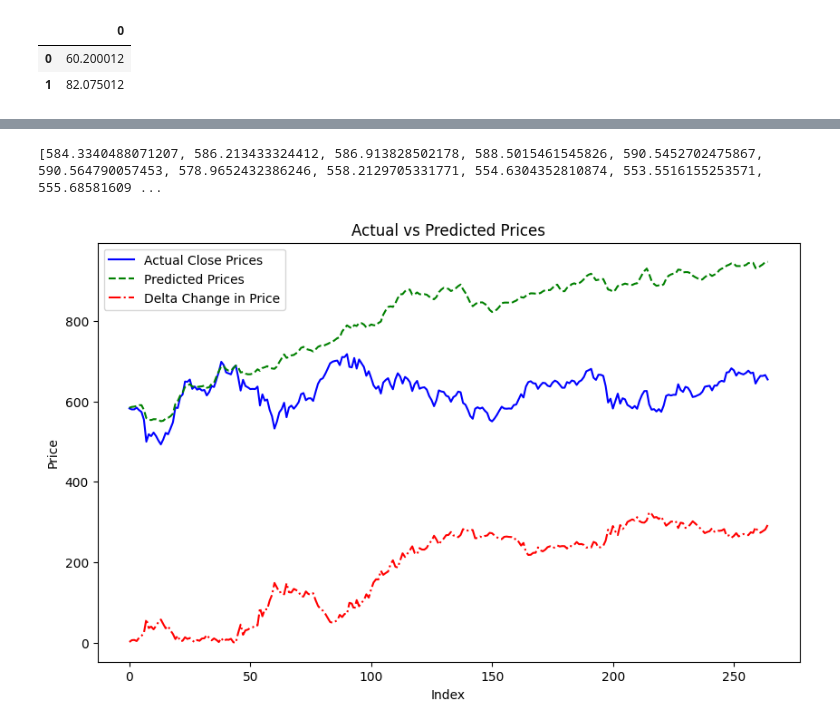
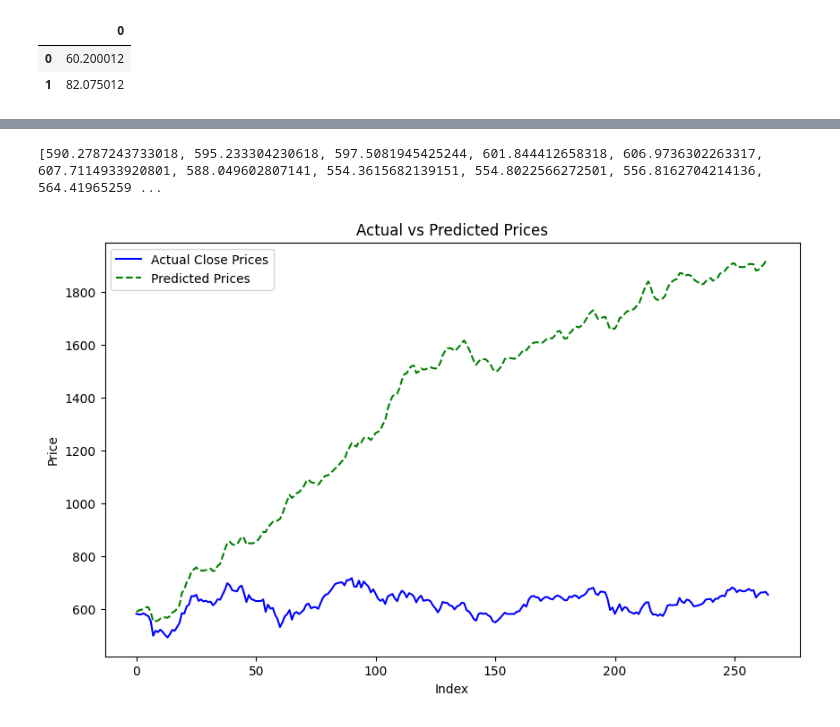
Before and after one commit to sachinprasanna7/Stock-Movement-Prediction-using-Spectrograms-Technical-Indicators-and-News, a Jupyter notebook: myLstm.ipynb, the cells around one changed output, grey strips where cells are left out. Cells and saved outputs as stored; diff of their text form; code cells hidden in the pictures.

```diff
--- a/myLstm.ipynb
+++ b/myLstm.ipynb
@@ -122,3 +128,18 @@ pca_df.head()
 | 2 | -4.684926 | -0.433214 | 1.281650 | 0.487922 | -0.951935 | -0.198866 | 1.024008 | 0.658220 | -0.055787 | 0.891507 | 0.013281 | ... |
 | 3 | -4.525571 | -0.787203 | 1.380134 | 0.382077 | -0.251228 | -0.098943 | 0.711269 | 0.525808 | -0.468123 | 0.170234 | 0.538297 | ... |
 | 4 | -4.511782 | -0.996872 | 1.247951 | 0.219934 | -0.488568 | -0.243139 | 0.885079 | 0.491716 | -0.241914 | 0.346426 | 0.376298 | ... |
+# %%
+news_data = pd.read_csv('data/news/daily_sentiment.csv')
+news_data.head()
+
+# Convert the 'Date' columns to datetime format for both DataFrames
+news_data['Date'] = pd.to_datetime(news_data['Date'])
+pca_df['Date'] = pd.to_datetime(pca_df['Date'])
+
+# Filter news_data to keep only the rows with dates present in pca_df
+filtered_news_data = news_data[news_data['Date'].isin(pca_df['Date'])]
+
+# Reset the index of the filtered DataFrame
+filtered_news_data.reset_index(drop=True, inplace=True)
+
+print(filtered_news_data)
@@ -124,0 +161,5 @@ pca_df.head()
+# %%
+# Merge pca_df and filtered_news_data on the 'Date' column
+combined_df = pd.merge(pca_df, filtered_news_data, on='Date', how='inner')
+
+combined_df
@@ -124,0 +180,17 @@ pca_df.head()
+# %%
+
+# Define a mapping for the sentiment labels
+sentiment_mapping = {
+    'Positive': 1,
+    'Neutral': 0,
+    'Negative': -1
+}
+
+# Apply the mapping to the 'Daily_Sentiment' column
+combined_df['Sentiment_Label'] = combined_df['Daily_Sentiment_x'].map(sentiment_mapping)
+
+# Display the updated DataFrame
+print(combined_df[['Date', 'Daily_Sentiment_x', 'Sentiment_Label']].head())
+
+
+pca_df = combined_df
@@ -131,7 +226,7 @@ import torch.nn as nn
 import torch.optim as optim
 
 # Prepare the data
-X = pca_df.drop(columns=['Date', 'Target']).values
+X = pca_df.drop(columns=['Date', 'Target', 'Daily_Sentiment_x',  'Daily_Sentiment_y']).values
 y = pca_df['Target'].values
 
 # Determine the split index
@@ -446,31 +557,31 @@ print(close_prices)
 # %%
 print(predicted_prices)
 # %% [output]
-[584.3340488071207, 586.213433324412, 586.913828502178, 588.5015461545826, 590.5452702475867, 590.564790057453, 578.9652432386246, 558.2129705331771, 554.6304352810874, 553.5516155253571, 555.68581609 ...
+[590.2787243733018, 595.233304230618, 597.5081945425244, 601.844412658318, 606.9736302263317, 607.7114933920801, 588.049602807141, 554.3615682139151, 554.8022566272501, 556.8162704214136, 564.41965259 ...
 # %%
 import matplotlib.pyplot as plt
 
 # Create a figure
 plt.figure(figsize=(10, 6))
 
 # Plot actual close prices
 plt.plot(close_prices, label='Actual Close Prices', color='blue', linestyle='-')
 
 # Plot predicted prices
 plt.plot(predicted_prices, label='Predicted Prices', color='green', linestyle='--')
 
-#delta change in price
-plt.plot(np.abs(np.array(predicted_prices) - np.array(close_prices)), label='Delta Change in Price', color='red', linestyle='-.')
+# #delta change in price
+# plt.plot(np.abs(np.array(predicted_prices) - np.array(close_prices)), label='Delta Change in Price', color='red', linestyle='-.')
 
 # Add title and labels
 plt.title('Actual vs Predicted Prices')
 plt.xlabel('Index')
 plt.ylabel('Price')
 
 # Add a legend to differentiate the two lines
 plt.legend()
 
 # Display the plot
 plt.show()
 # %% [output]
-[figure, old version]
+[figure, new version]
```
Also changed, not shown: parts of 14 cells of this notebook, 1 other file.
